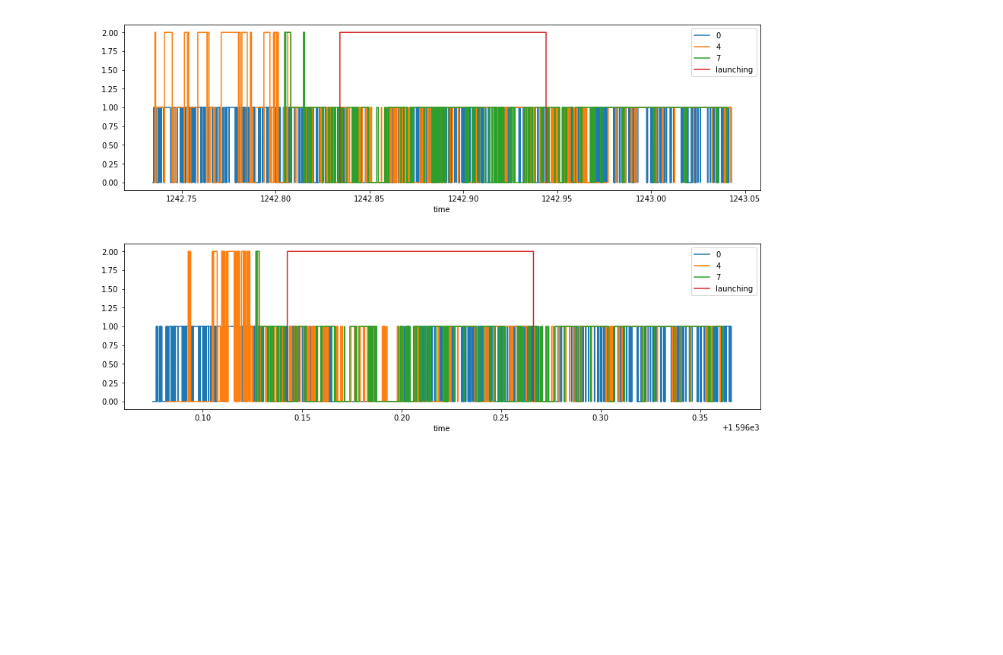
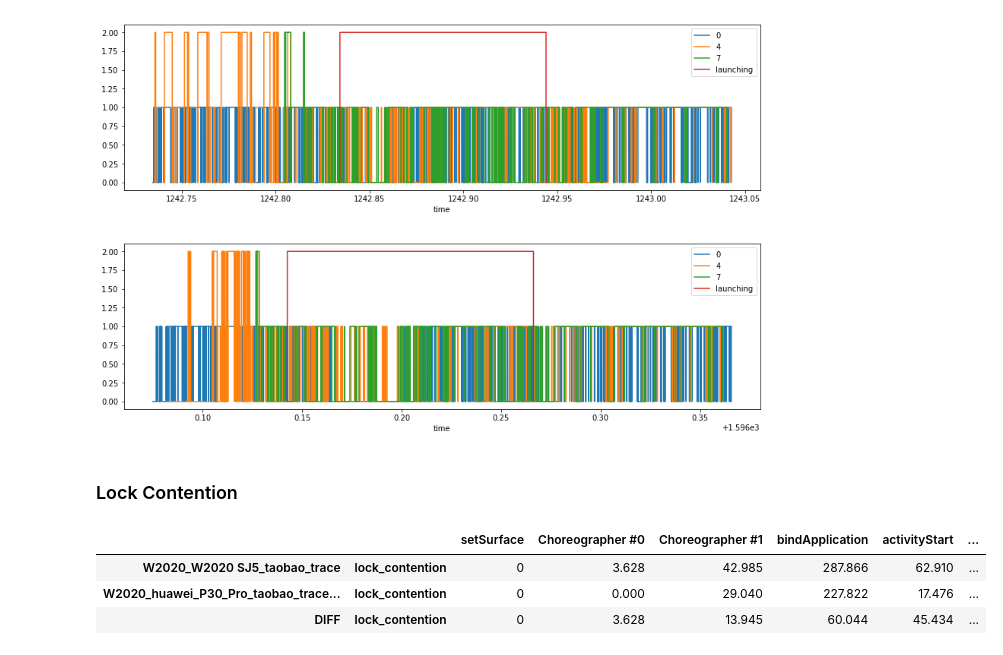
Before and after one commit to Binse-Park/SystraceParser, a Jupyter notebook: systrace_parser.ipynb, the cells around one changed output. Saved outputs shown, nothing was run; the diff lists cells and outputs as text; code cells hidden in the pictures; blank space fills up the shorter version.

Commit message:
feat : Add new feature about lock contention
feat : Add new feature about lock contention

Calculation for sleeping time in main thread by lock contention.

```diff
--- a/systrace_parser.ipynb
+++ b/systrace_parser.ipynb
@@ -660,3 +660,29 @@ DrawCorrectedData(group1, CPU_IDLE, 'state', PreprocessingForCPUIDLE)
 DrawCorrectedData(group2, CPU_IDLE, 'state', PreprocessingForCPUIDLE)
 # %% [output]
 [figure]
+# %% [markdown]
+### Lock Contention
+# %%
+df1 = group1.get(['lock_contention']) * 1000
+df1 = df1.fillna(0)
+df1 = df1.round(3)
+df1.columns.name = group1.title
+#display(df1)
+
+df2 = group2.get(['lock_contention']) * 1000
+df2 = df2.fillna(0)
+df2 = df2.round(3)
+df2.columns.name = group2.title
+#display(df2)
+
+df_gap = df1 - df2
+df_gap.columns.name = 'DIFF'
+#display(df_gap)
+
+display(pd.concat([df1, df2, df_gap], keys=[group1.title, group2.title, 'DIFF'], sort=False))
+#display(pd.concat([df1[:1], df2[:1], df_gap[:1]], keys=[group1.title, group2.title, 'DIFF'], sort=False))
+# %% [output]
+|  |  | setSurface | Choreographer #0 | Choreographer #1 | bindApplication | activityStart | ... |
+| W2020_W2020 SJ5_taobao_trace | lock_contention | 0 | 3.628 | 42.985 | 287.866 | 62.910 | ... |
+| W2020_huawei_P30_Pro_taobao_trace... | lock_contention | 0 | 0.000 | 29.040 | 227.822 | 17.476 | ... |
+| DIFF | lock_contention | 0 | 3.628 | 13.945 | 60.044 | 45.434 | ... |
```
